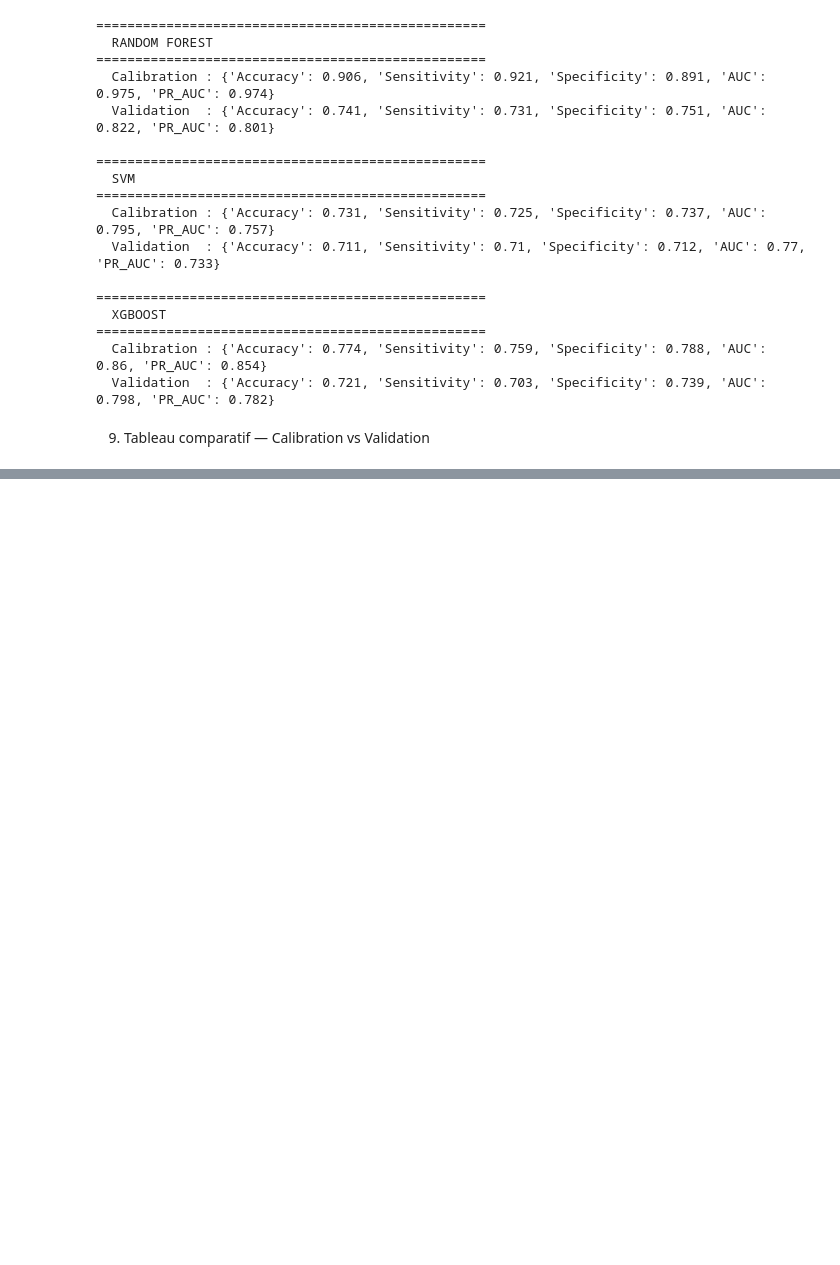
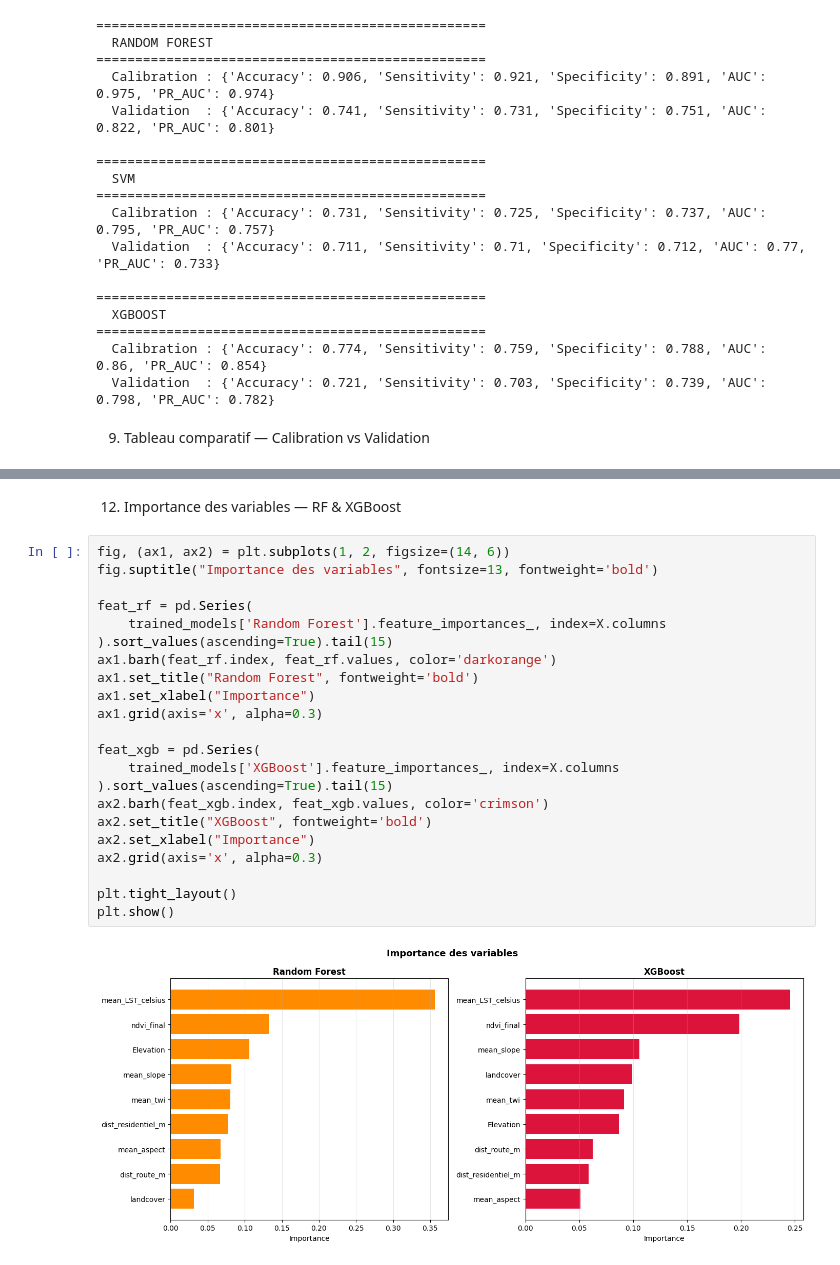
Before and after one commit to AbdelkarimElm/data-driven-wildfire-prediction-portugal, a Jupyter notebook: Reimplementation_Methods_Papers/CodeUthappa/wildfire_susceptibility_India.ipynb, the cells around one changed output, grey strips where cells are left out. Cells and saved outputs as stored; diff of their text form; blank space fills up the shorter version.

```diff
--- a/Reimplementation_Methods_Papers/CodeUthappa/wildfire_susceptibility_India.ipynb
+++ b/Reimplementation_Methods_Papers/CodeUthappa/wildfire_susceptibility_India.ipynb
@@ -241,0 +333,26 @@ for name, model in models.items():
+# %% [markdown]
+12. Importance des variables — RF & XGBoost
+# %%
+fig, (ax1, ax2) = plt.subplots(1, 2, figsize=(14, 6))
+fig.suptitle("Importance des variables", fontsize=13, fontweight='bold')
+
+feat_rf = pd.Series(
+    trained_models['Random Forest'].feature_importances_, index=X.columns
+).sort_values(ascending=True).tail(15)
+ax1.barh(feat_rf.index, feat_rf.values, color='darkorange')
+ax1.set_title("Random Forest", fontweight='bold')
+ax1.set_xlabel("Importance")
+ax1.grid(axis='x', alpha=0.3)
+
+feat_xgb = pd.Series(
+    trained_models['XGBoost'].feature_importances_, index=X.columns
+).sort_values(ascending=True).tail(15)
+ax2.barh(feat_xgb.index, feat_xgb.values, color='crimson')
+ax2.set_title("XGBoost", fontweight='bold')
+ax2.set_xlabel("Importance")
+ax2.grid(axis='x', alpha=0.3)
+
+plt.tight_layout()
+plt.show()
+# %% [output]
+[figure, added]
```
Also changed, not shown: parts of 5 cells of this notebook.
